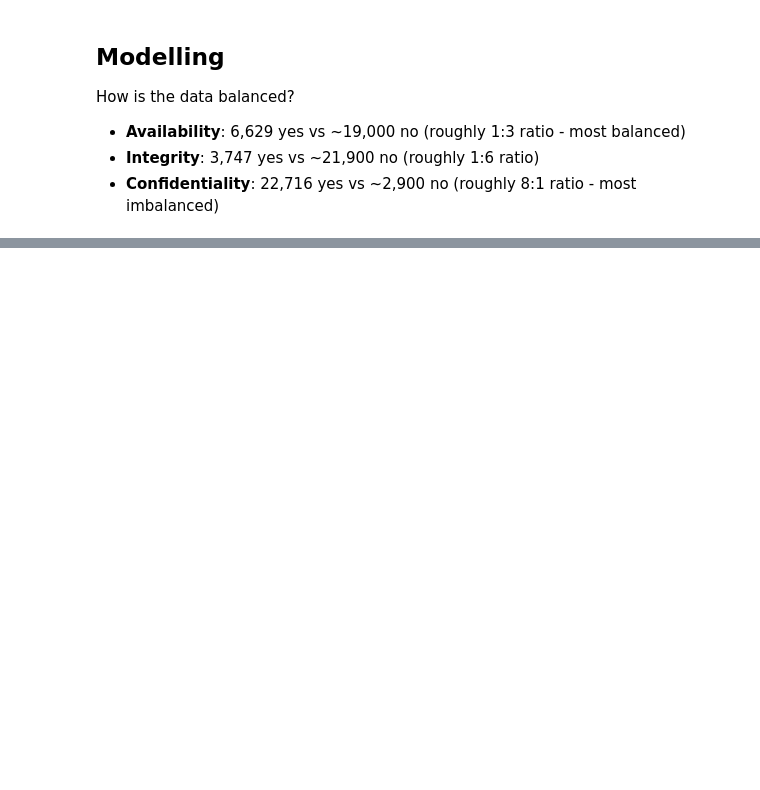
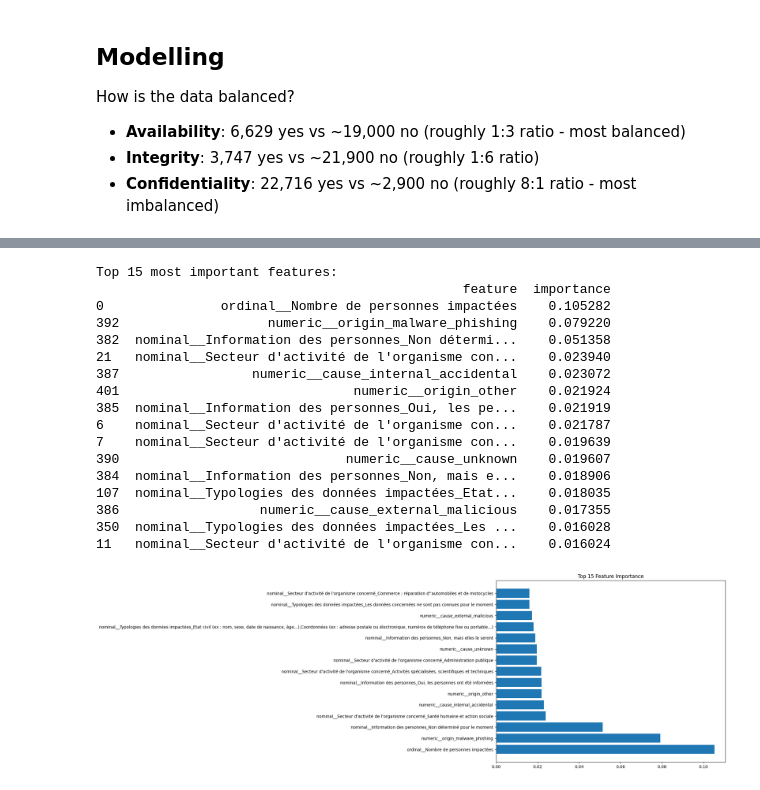
Before and after one commit to thompsonson/ML_PROJECTS, a Jupyter notebook: 09_CyberRisk_Breaches/D.ipynb, the cells around one changed output, grey strips where cells are left out. Cells and saved outputs as stored; diff of their text form; code cells hidden in the pictures; blank space fills up the shorter version.

```diff
--- a/09_CyberRisk_Breaches/D.ipynb
+++ b/09_CyberRisk_Breaches/D.ipynb
@@ -285,3 +373,22 @@ How is the data balanced?
 - **Availability**: 6,629 yes vs ~19,000 no (roughly 1:3 ratio - most balanced)
 - **Integrity**: 3,747 yes vs ~21,900 no (roughly 1:6 ratio)
 - **Confidentiality**: 22,716 yes vs ~2,900 no (roughly 8:1 ratio - most imbalanced)
+# %%
+
+pipeline = Pipeline([
+    ('preprocessor', preprocessor),
+    ('classifier', DecisionTreeClassifier(random_state=42))
+])
+
+# Define your feature matrix and target
+# Exclude your target variables from features
+feature_columns = nominal_variable + ordinal_variable + numeric_variable
+X = data[feature_columns]
+y = data['Disponibilité']  # Start with availability
+
+X_train, X_test, y_train, y_test = train_test_split(X, y, test_size=0.2, random_state=42)
+
+pipeline.fit(X_train, y_train)
+
+y_train_pred = pipeline.predict(X_train)
+y_test_pred = pipeline.predict(X_test)
@@ -287,0 +422,39 @@ How is the data balanced?
+# %%
+# get feature names directly from fitted preprocessor
+all_feature_names = pipeline.named_steps['preprocessor'].get_feature_names_out()
+# %%
+# Get feature importance from your full model
+feature_importance = pipeline.named_steps['classifier'].feature_importances_
+importance_df = pd.DataFrame({
+    'feature': all_feature_names,
+    'importance': feature_importance
+}).sort_values('importance', ascending=False)
+
+print("Top 15 most important features:")
+print(importance_df.head(15))
+
+# Plot top features
+import matplotlib.pyplot as plt
+plt.figure(figsize=(10,8))
+plt.barh(importance_df.head(15)['feature'], importance_df.head(15)['importance'])
+plt.title('Top 15 Feature Importance')
+plt.show()
+# %% [output]
+Top 15 most important features:
+                                               feature  importance
+0               ordinal__Nombre de personnes impactées    0.105282
+392                   numeric__origin_malware_phishing    0.079220
+382  nominal__Information des personnes_Non détermi...    0.051358
+21   nominal__Secteur d'activité de l'organisme con...    0.023940
+387                 numeric__cause_internal_accidental    0.023072
+401                              numeric__origin_other    0.021924
+385  nominal__Information des personnes_Oui, les pe...    0.021919
+6    nominal__Secteur d'activité de l'organisme con...    0.021787
+7    nominal__Secteur d'activité de l'organisme con...    0.019639
+390                             numeric__cause_unknown    0.019607
+384  nominal__Information des personnes_Non, mais e...    0.018906
+107  nominal__Typologies des données impactées_Etat...    0.018035
+386                  numeric__cause_external_malicious    0.017355
+350  nominal__Typologies des données impactées_Les ...    0.016028
+11   nominal__Secteur d'activité de l'organisme con...    0.016024
+[figure, added]
```
Also changed, not shown: parts of 11 cells of this notebook.
